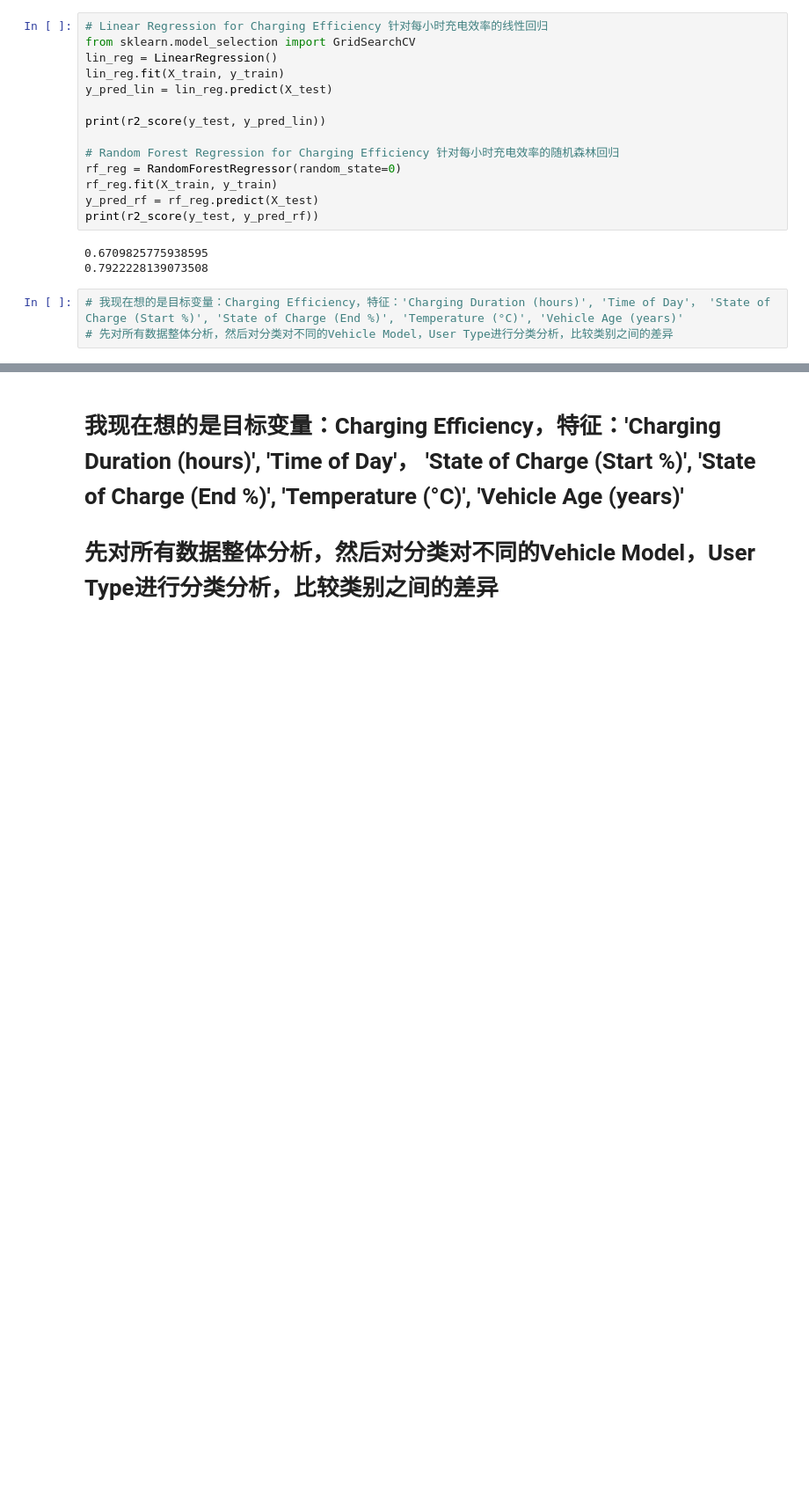
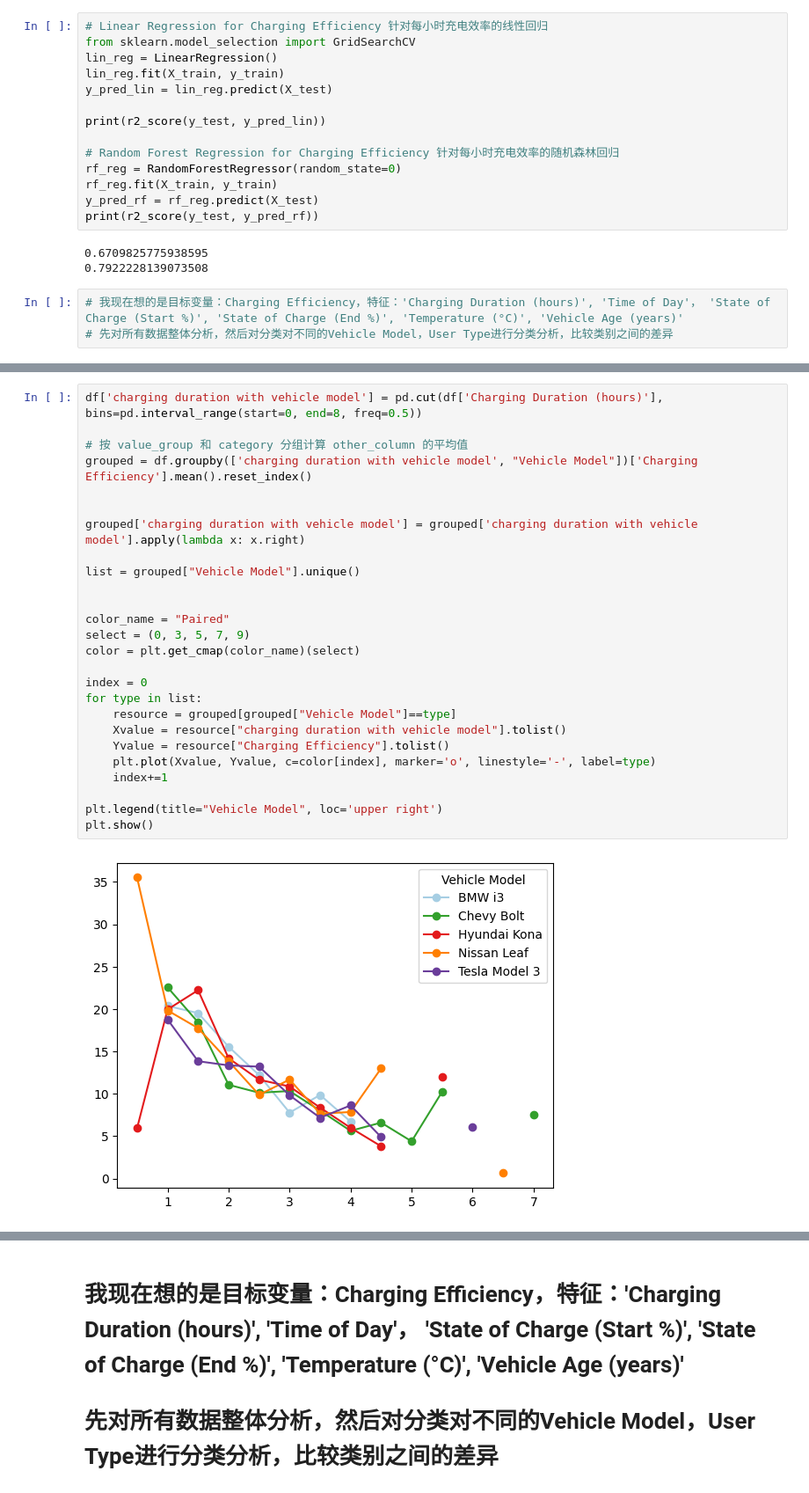
Before and after one commit to BerlingKang/517, a Jupyter notebook: Final Project Report_copy.ipynb, the cells around one changed output, grey strips where cells are left out. Shown at 88% size. Cells and saved outputs as stored; diff of their text form; blank space fills up the shorter version.

```diff
--- a/Final Project Report_copy.ipynb
+++ b/Final Project Report_copy.ipynb
@@ -198,0 +227,28 @@ df
+# %%
+df['charging duration with vehicle model'] = pd.cut(df['Charging Duration (hours)'], bins=pd.interval_range(start=0, end=8, freq=0.5))
+
+# 按 value_group 和 category 分组计算 other_column 的平均值
+grouped = df.groupby(['charging duration with vehicle model', "Vehicle Model"])['Charging Efficiency'].mean().reset_index()
+
+
+grouped['charging duration with vehicle model'] = grouped['charging duration with vehicle model'].apply(lambda x: x.right)
+
+list = grouped["Vehicle Model"].unique()
+
+
+color_name = "Paired"
+select = (0, 3, 5, 7, 9)
+color = plt.get_cmap(color_name)(select)
+
+index = 0
+for type in list:
+    resource = grouped[grouped["Vehicle Model"]==type]
+    Xvalue = resource["charging duration with vehicle model"].tolist()
+    Yvalue = resource["Charging Efficiency"].tolist()
+    plt.plot(Xvalue, Yvalue, c=color[index], marker='o', linestyle='-', label=type)
+    index+=1
+
+plt.legend(title="Vehicle Model", loc='upper right')
+plt.show()
+# %% [output]
+[figure, added]
```
Also changed, not shown: parts of 26 cells of this notebook.
